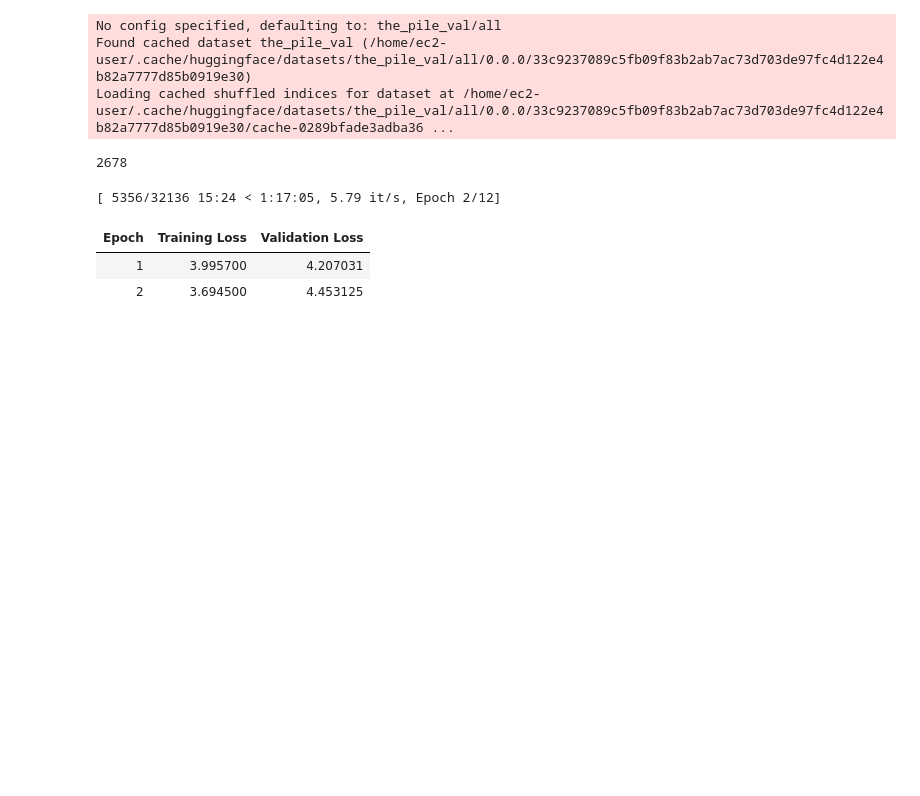
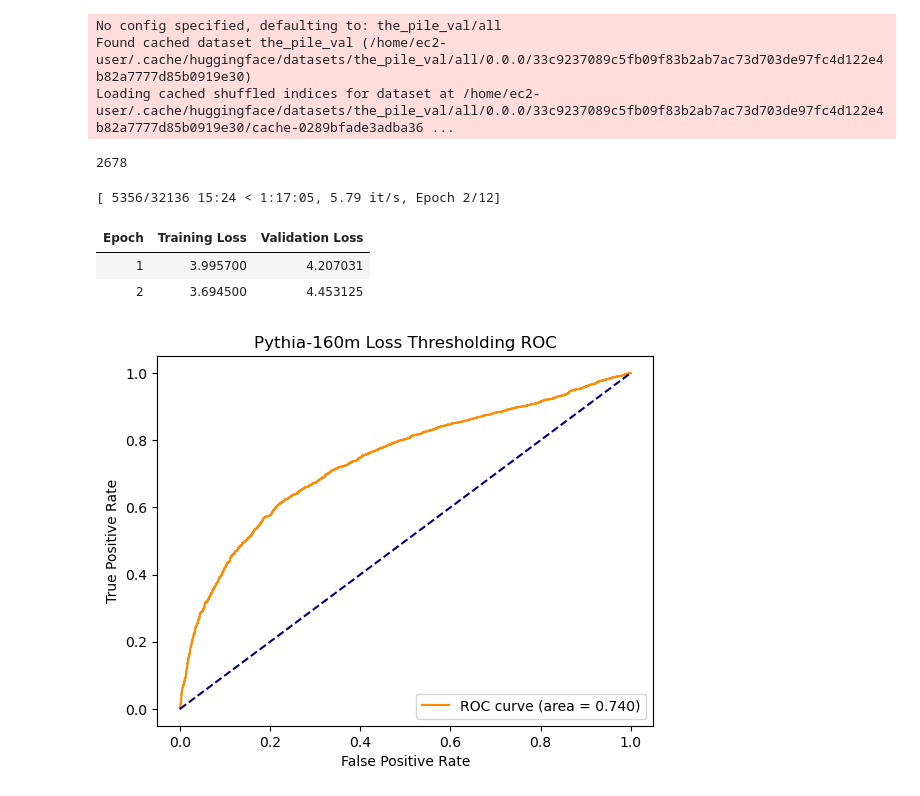
Before and after one commit to safr-ai-lab/pandora-llm, a Jupyter notebook: Loss_Ratio_160m.ipynb, the cells around one changed output. Cells and saved outputs as stored; diff of their text form; code cells hidden in the pictures; blank space fills up the shorter version.

```diff
--- a/Loss_Ratio_160m.ipynb
+++ b/Loss_Ratio_160m.ipynb
@@ -140,2 +146,20 @@ val_ratios = (val_result_ft/val_result_base)[~torch.any((val_result_ft/val_resul
 with open(f"loss_ratio/pythia-{mod_size}/ratios.pickle","wb") as f:
     pickle.dump((train_ratios,val_ratios),f)
+# %%
+# Generate ROC curve
+with open(f"loss_ratio/pythia-{mod_size}/loss.pickle","rb") as f:
+    train_result_ft,val_result_ft = pickle.load(f)
+
+fpr, tpr, thresholds = roc_curve(torch.cat((torch.zeros_like(train_result_ft),torch.ones_like(val_result_ft))).flatten(),
+                                 torch.cat((train_result_ft,val_result_ft)).flatten())
+roc_auc = auc(fpr, tpr)
+plt.figure()
+plt.plot(fpr, tpr, color='darkorange', label='ROC curve (area = %0.3f)' % roc_auc)
+plt.plot([0, 1], [0, 1], color='navy', linestyle='--')
+plt.title(f"Pythia-{mod_size} Loss Thresholding ROC")
+plt.legend(loc="lower right")
+plt.xlabel('False Positive Rate')
+plt.ylabel('True Positive Rate')
+plt.show()
+# %% [output]
+[figure, added]
```
Also changed, not shown: parts of 4 cells of this notebook, 6 other files.
